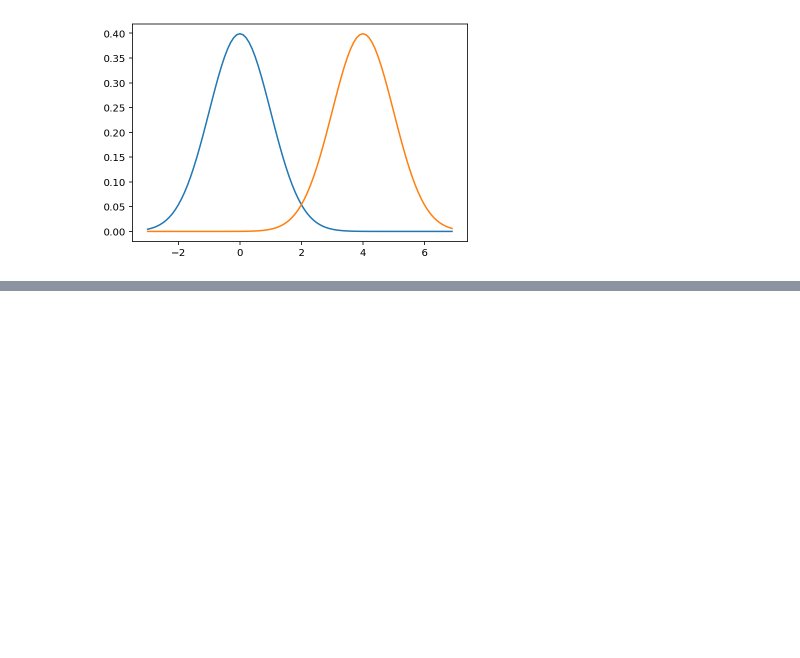
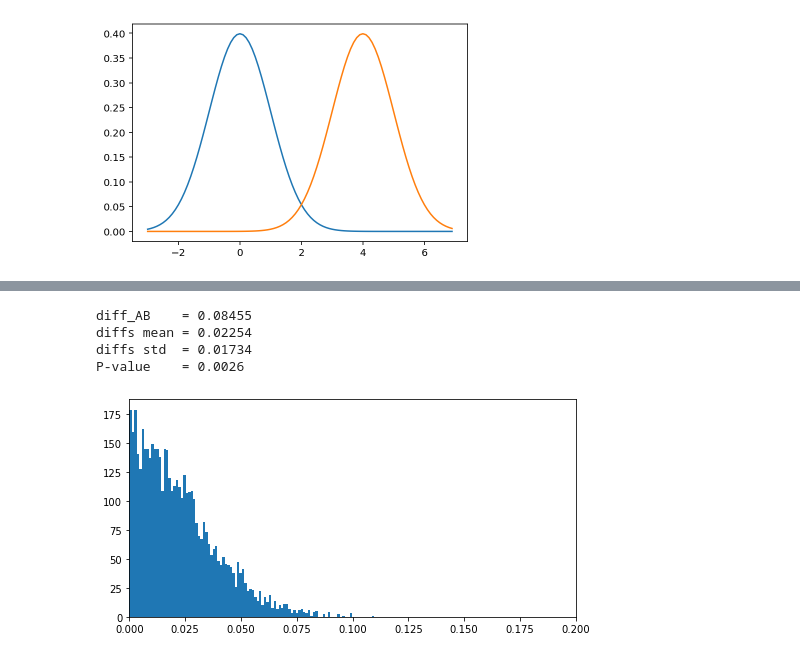
Before and after one commit to lselector/notebooks, a Jupyter notebook: A_B_Split_Test.ipynb, the cells around one changed output, grey strips where cells are left out. Cells and saved outputs as stored; diff of their text form; code cells hidden in the pictures; blank space fills up the shorter version.

```diff
--- a/A_B_Split_Test.ipynb
+++ b/A_B_Split_Test.ipynb
@@ -189,0 +219,37 @@ plt.show()
+# %%
+# actual difference
+diff_AB = np.abs(np.mean(A) - np.mean(B))
+
+C = np.concatenate((A,B)) # Combined
+
+N_shuf = 5000
+counter = 0 # count extreme diffs
+diffs = np.zeros(N_shuf, dtype=float)
+rng = np.random.default_rng()
+for ii in range(N_shuf):
+    rng.shuffle(C, axis = 0)
+    split1 = C[:N]
+    split2 = C[N:]
+    diffs[ii] = np.abs(np.mean(split2) - np.mean(split1))
+
+    if diffs[ii] >= diff_AB:
+        counter += 1
+
+diffs_mean = np.mean(diffs)
+diffs_std  = np.std(diffs)
+print(f"diff_AB    = {diff_AB:.5f}")     # 0.4
+print(f"diffs mean = {diffs_mean:.5f}")  # 0
+print(f"diffs std  = {diffs_std:.5f}")   # 0.03
+print(f"P-value    = {counter/N_shuf}")  # 0.0002
+
+plt.rcParams["figure.figsize"] = (8, 4) # (width, height)
+fig, ax = plt.subplots(nrows=1, ncols=1)
+ax.hist(diffs,bins=100)
+ax.set_xlim(left=0,right=0.2)
+plt.show();
+# %% [output]
+diff_AB    = 0.08455
+diffs mean = 0.02254
+diffs std  = 0.01734
+P-value    = 0.0026
+[figure, added]
```
Also changed, not shown: parts of 1 cell of this notebook.
